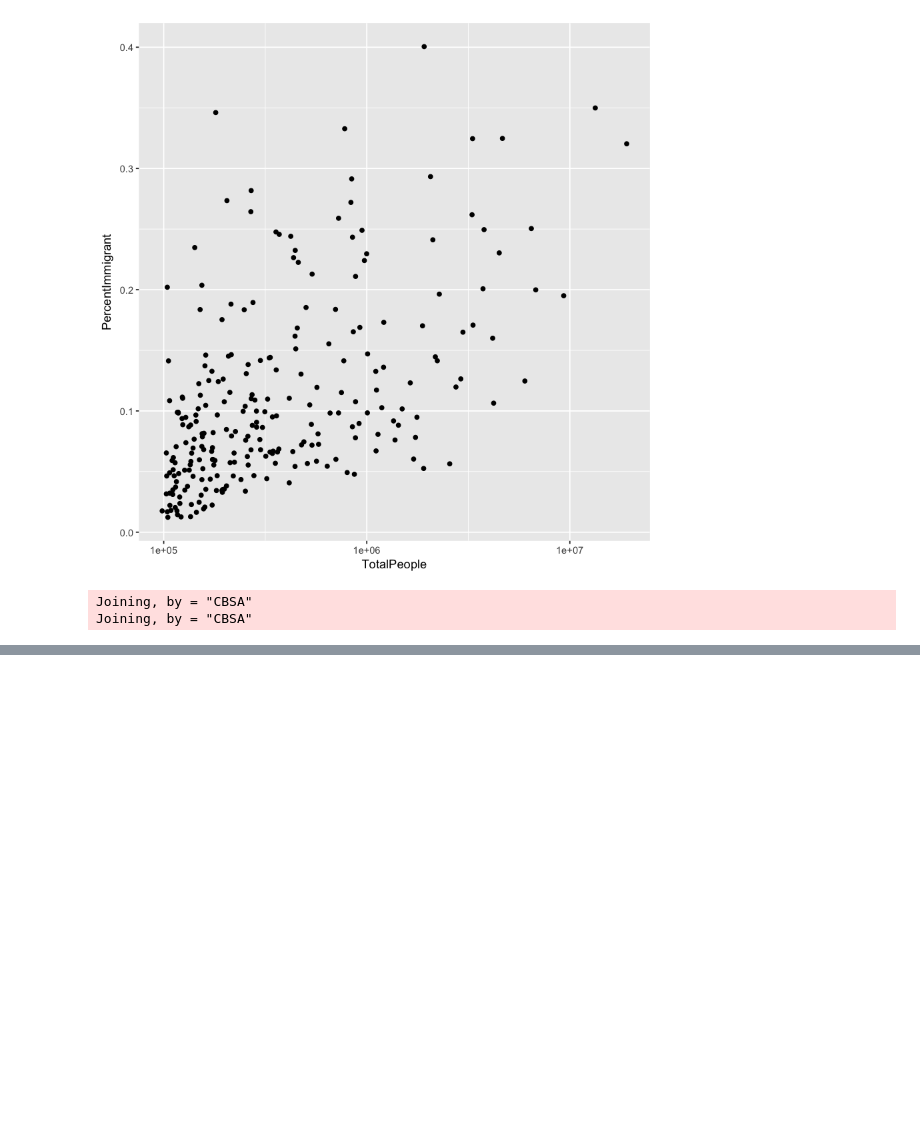
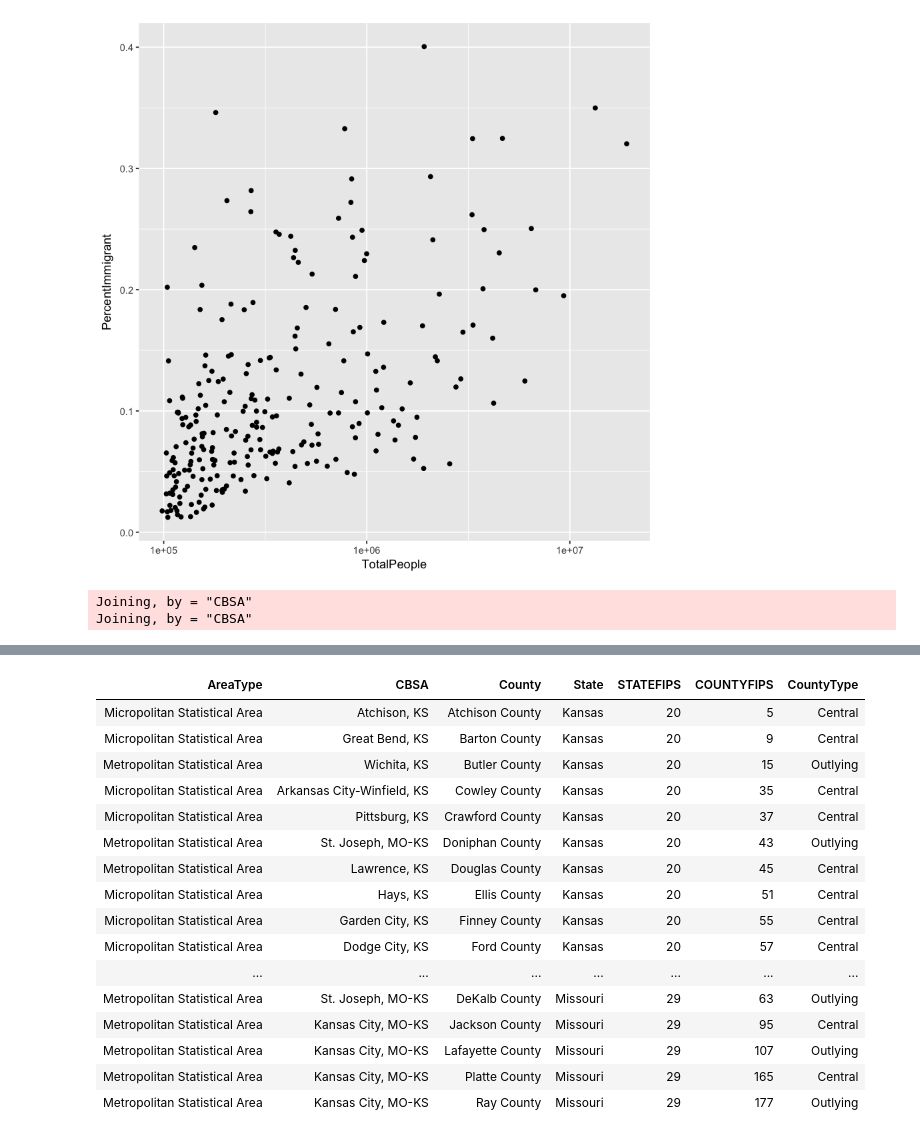
Before and after one commit to kutchko/SiliconSearch, a Jupyter notebook: inspect_prepare_data.ipynb, the cells around one changed output, grey strips where cells are left out. Saved outputs shown, nothing was run; the diff lists cells and outputs as text; code cells hidden in the pictures; blank space fills up the shorter version.

```diff
--- a/inspect_prepare_data.ipynb
+++ b/inspect_prepare_data.ipynb
@@ -169,0 +246,3 @@ Joining, by = "CBSA"
+# %%
+metro.areas %>% filter(grepl("KS$", CBSA)) %>% arrange(STATEFIPS, COUNTYFIPS)
+# %% [output]
@@ -169,0 +255,17 @@ Joining, by = "CBSA"
+| AreaType | CBSA | County | State | STATEFIPS | COUNTYFIPS | CountyType |
+| Micropolitan Statistical Area | Atchison, KS | Atchison County | Kansas | 20 | 5 | Central |
+| Micropolitan Statistical Area | Great Bend, KS | Barton County | Kansas | 20 | 9 | Central |
+| Metropolitan Statistical Area | Wichita, KS | Butler County | Kansas | 20 | 15 | Outlying |
+| Micropolitan Statistical Area | Arkansas City-Winfield, KS | Cowley County | Kansas | 20 | 35 | Central |
+| Micropolitan Statistical Area | Pittsburg, KS | Crawford County | Kansas | 20 | 37 | Central |
+| Metropolitan Statistical Area | St. Joseph, MO-KS | Doniphan County | Kansas | 20 | 43 | Outlying |
+| Metropolitan Statistical Area | Lawrence, KS | Douglas County | Kansas | 20 | 45 | Central |
+| Micropolitan Statistical Area | Hays, KS | Ellis County | Kansas | 20 | 51 | Central |
+| Micropolitan Statistical Area | Garden City, KS | Finney County | Kansas | 20 | 55 | Central |
+| Micropolitan Statistical Area | Dodge City, KS | Ford County | Kansas | 20 | 57 | Central |
+| ... | ... | ... | ... | ... | ... | ... |
+| Metropolitan Statistical Area | St. Joseph, MO-KS | DeKalb County | Missouri | 29 | 63 | Outlying |
+| Metropolitan Statistical Area | Kansas City, MO-KS | Jackson County | Missouri | 29 | 95 | Central |
+| Metropolitan Statistical Area | Kansas City, MO-KS | Lafayette County | Missouri | 29 | 107 | Outlying |
+| Metropolitan Statistical Area | Kansas City, MO-KS | Platte County | Missouri | 29 | 165 | Central |
+| Metropolitan Statistical Area | Kansas City, MO-KS | Ray County | Missouri | 29 | 177 | Outlying |
```
Also changed, not shown: parts of 6 cells of this notebook, 2 other files.
